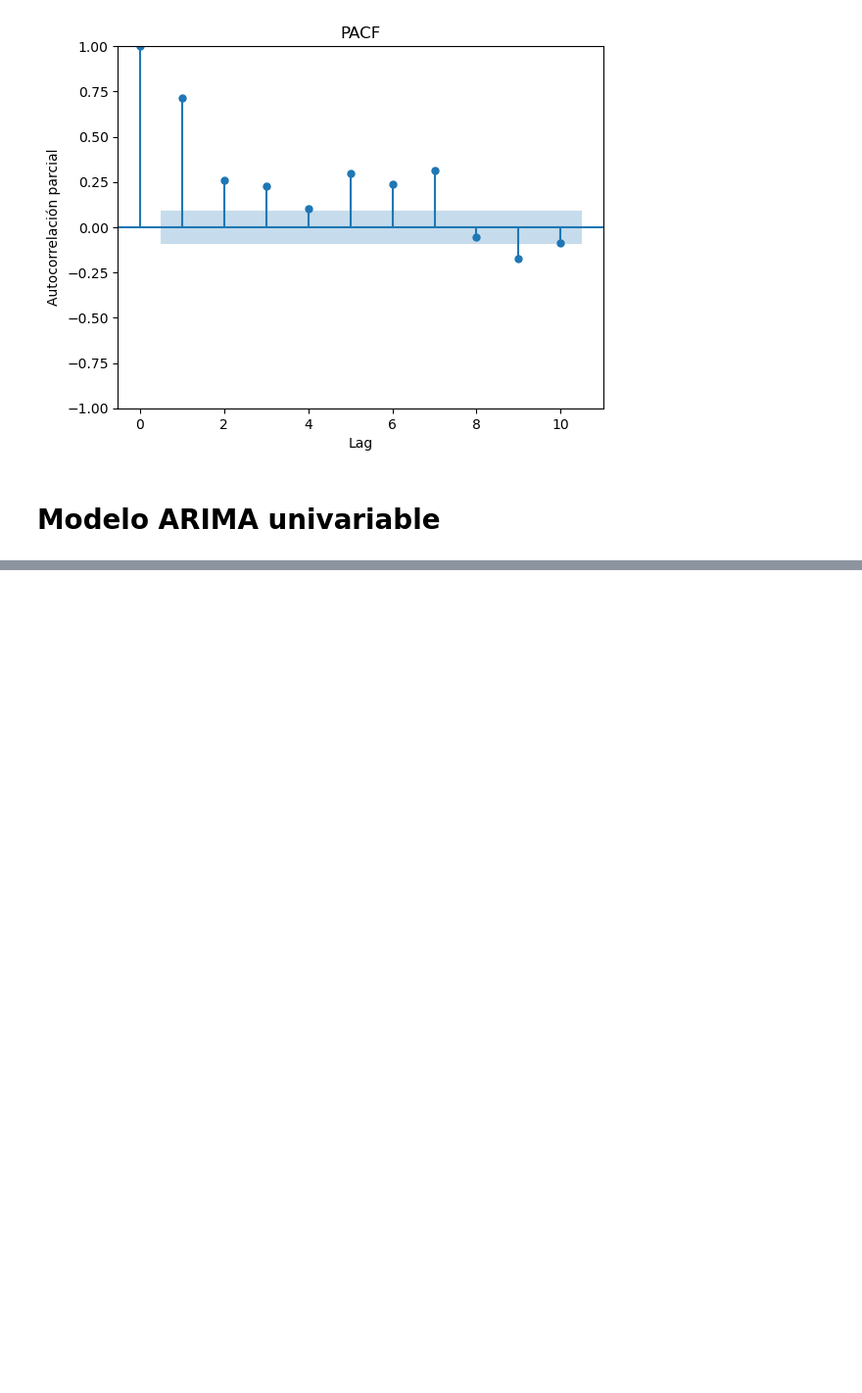
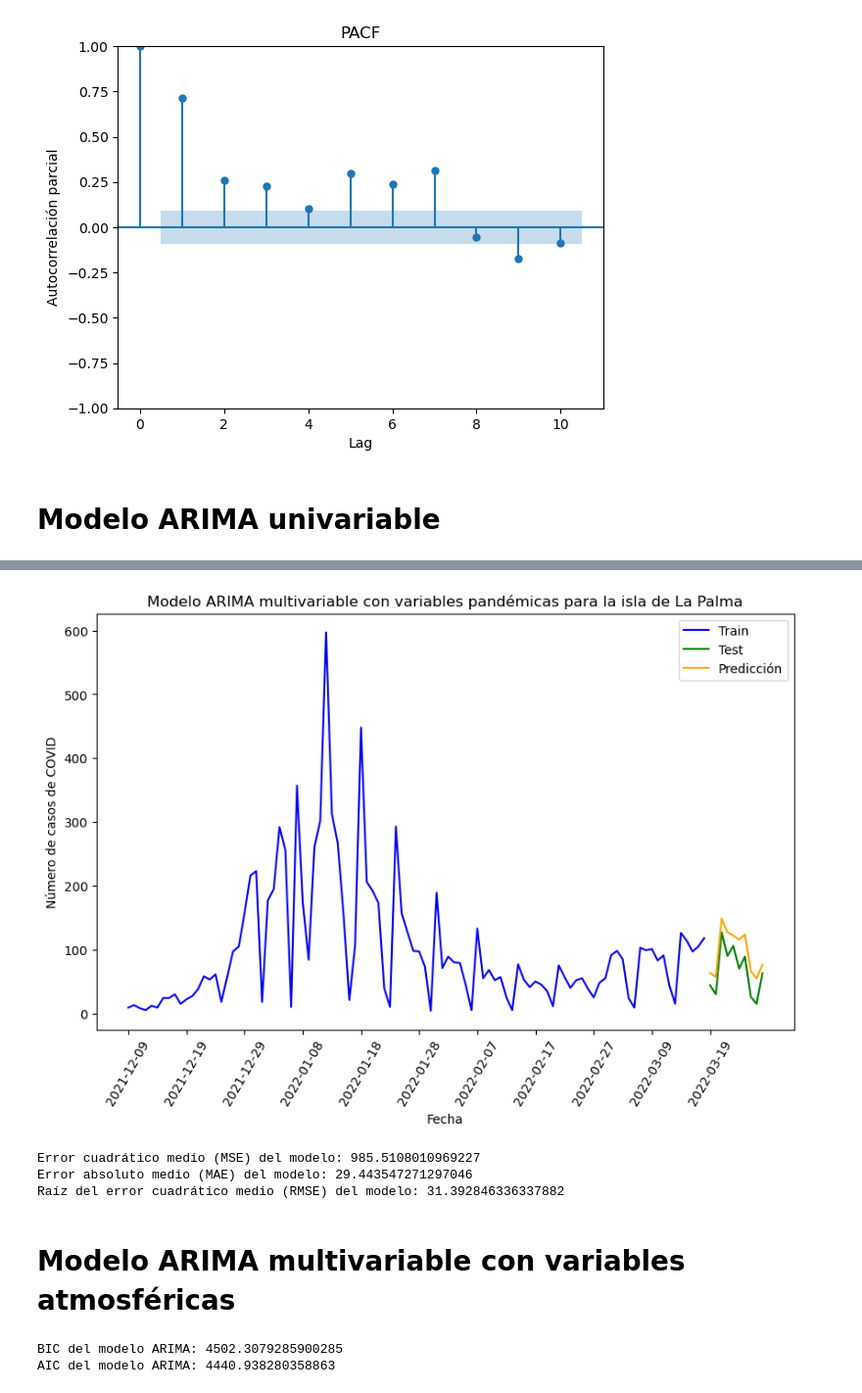
Before and after one commit to jalonsouoc/TFM, a Jupyter notebook: code/ARIMA_LaPalma.ipynb, the cells around one changed output, grey strips where cells are left out. Shown at 98% size. Drawn from its saved outputs; the diff is of its cells as text; code cells hidden in the pictures; blank space fills up the shorter version.

```diff
--- a/code/ARIMA_LaPalma.ipynb
+++ b/code/ARIMA_LaPalma.ipynb
@@ -211,0 +233,16 @@ Raíz del error cuadrático medio (RMSE) del modelo: 41.42050562037507
+# %%
+visualizar_historico(train, test, pred, objetivo, 100, tit)
+# %% [output]
+[figure, added]
+# %%
+mae, mse, rmse = obtener_errores(test[objetivo], pred)
+
+print("Error cuadrático medio (MSE) del modelo: " + str(mse))
+print("Error absoluto medio (MAE) del modelo: " + str(mae))
+print("Raíz del error cuadrático medio (RMSE) del modelo: " + str(rmse))
+# %% [output]
+Error cuadrático medio (MSE) del modelo: 985.5108010969227
+Error absoluto medio (MAE) del modelo: 29.443547271297046
+Raíz del error cuadrático medio (RMSE) del modelo: 31.392846336337882
+# %% [markdown]
+# Modelo ARIMA multivariable con variables atmosféricas
@@ -211,0 +255,5 @@ Raíz del error cuadrático medio (RMSE) del modelo: 41.42050562037507
+# %%
+visualizar_bic_aic(modelo_arima_LaPalma)
+# %% [output]
+BIC del modelo ARIMA: 4502.3079285900285
+AIC del modelo ARIMA: 4440.938280358863
```
Also changed, not shown: parts of 25 cells of this notebook.
